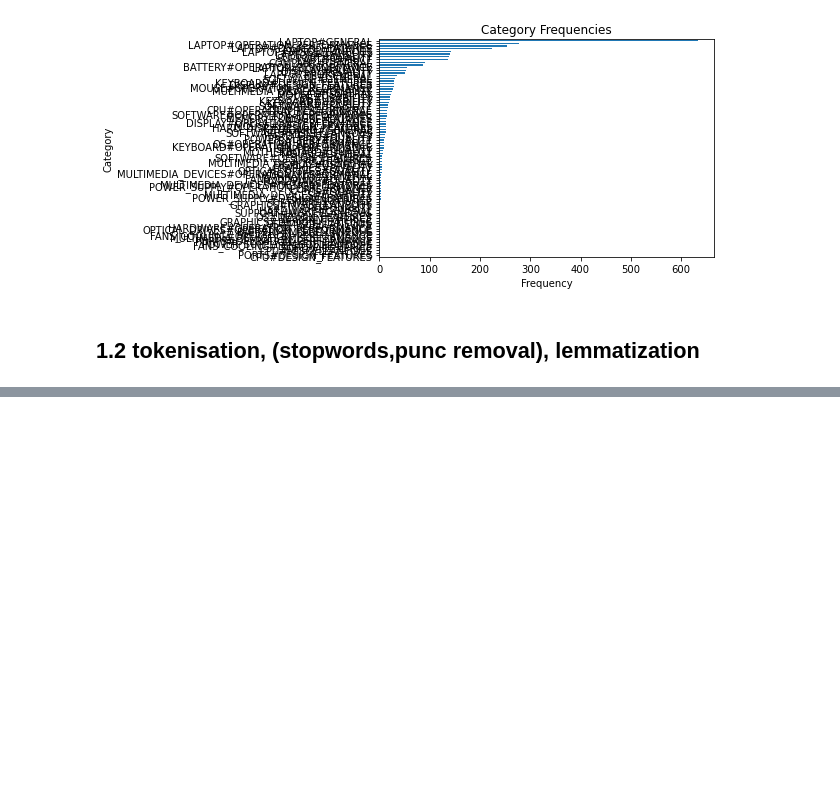
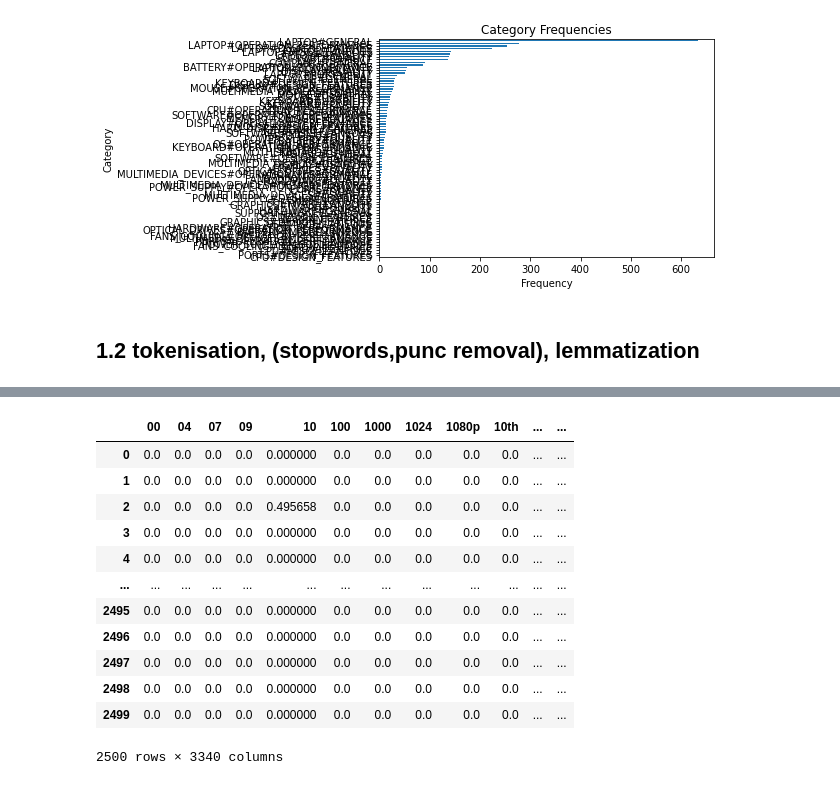
Before and after one commit to xinpengwoo/UoB, a Jupyter notebook: NLP/Proj/main.ipynb, the cells around one changed output, grey strips where cells are left out. Drawn from its saved outputs; the diff is of its cells as text; code cells hidden in the pictures; blank space fills up the shorter version.

```diff
--- a/NLP/Proj/main.ipynb
+++ b/NLP/Proj/main.ipynb
@@ -26,10 +26,10 @@ for sentence in soup.find_all('sentence'):
         for opinion in opinions.find_all('Opinion'):
             s_categories.append(opinion['category'])
             s_polarities.append(opinion['polarity'])
-        categories.append(",".join(s_categories))
+        categories.append(s_categories)
         polarities.append(",".join(s_polarities))
     else:
-        categories.append(None)
+        categories.append(["None"])
         polarities.append(None)
 
 # Create a pandas dataframe from the extracted data
@@ -85,5 +85,5 @@ import nltk
 ##tokenisation
 from nltk.tokenize import word_tokenize
 def tokenisation(data):
-    tokenised_data = [word_tokenize(sentence.lower()) for sentence in data]
+    tokenised_data = [word_tokenize(sentence) for sentence in data]
     return tokenised_data
@@ -120,0 +204,30 @@ print(data)
+# %%
+from sklearn.feature_extraction.text import TfidfVectorizer
+def caculate_TFIDF(data):
+    # Create an instance of TfidfVectorizer
+    vectorizer = TfidfVectorizer()
+
+    # Fit and transform the sentences into numerical representation using TF-IDF
+    numerical_representation = vectorizer.fit_transform(sentences)
+
+    # Convert the numerical representation to a pandas DataFrame
+    df_numerical_representation = pd.DataFrame(numerical_representation.toarray(), columns=vectorizer.get_feature_names())
+    return df_numerical_representation
+# %%
+# Convert the tokenized sentences back into sentences
+sentences = [" ".join(tokens) for tokens in data]
+caculate_TFIDF(data)
+# %% [output]
+|  | 00 | 04 | 07 | 09 | 10 | 100 | 1000 | 1024 | 1080p | 10th | ... | ... |
+| 0 | 0.0 | 0.0 | 0.0 | 0.0 | 0.000000 | 0.0 | 0.0 | 0.0 | 0.0 | 0.0 | ... | ... |
+| 1 | 0.0 | 0.0 | 0.0 | 0.0 | 0.000000 | 0.0 | 0.0 | 0.0 | 0.0 | 0.0 | ... | ... |
+| 2 | 0.0 | 0.0 | 0.0 | 0.0 | 0.495658 | 0.0 | 0.0 | 0.0 | 0.0 | 0.0 | ... | ... |
+| 3 | 0.0 | 0.0 | 0.0 | 0.0 | 0.000000 | 0.0 | 0.0 | 0.0 | 0.0 | 0.0 | ... | ... |
+| 4 | 0.0 | 0.0 | 0.0 | 0.0 | 0.000000 | 0.0 | 0.0 | 0.0 | 0.0 | 0.0 | ... | ... |
+| ... | ... | ... | ... | ... | ... | ... | ... | ... | ... | ... | ... | ... |
+| 2495 | 0.0 | 0.0 | 0.0 | 0.0 | 0.000000 | 0.0 | 0.0 | 0.0 | 0.0 | 0.0 | ... | ... |
+| 2496 | 0.0 | 0.0 | 0.0 | 0.0 | 0.000000 | 0.0 | 0.0 | 0.0 | 0.0 | 0.0 | ... | ... |
+| 2497 | 0.0 | 0.0 | 0.0 | 0.0 | 0.000000 | 0.0 | 0.0 | 0.0 | 0.0 | 0.0 | ... | ... |
+| 2498 | 0.0 | 0.0 | 0.0 | 0.0 | 0.000000 | 0.0 | 0.0 | 0.0 | 0.0 | 0.0 | ... | ... |
+| 2499 | 0.0 | 0.0 | 0.0 | 0.0 | 0.000000 | 0.0 | 0.0 | 0.0 | 0.0 | 0.0 | ... | ... |
+2500 rows × 3340 columns
```
Also changed, not shown: parts of 13 cells of this notebook.
